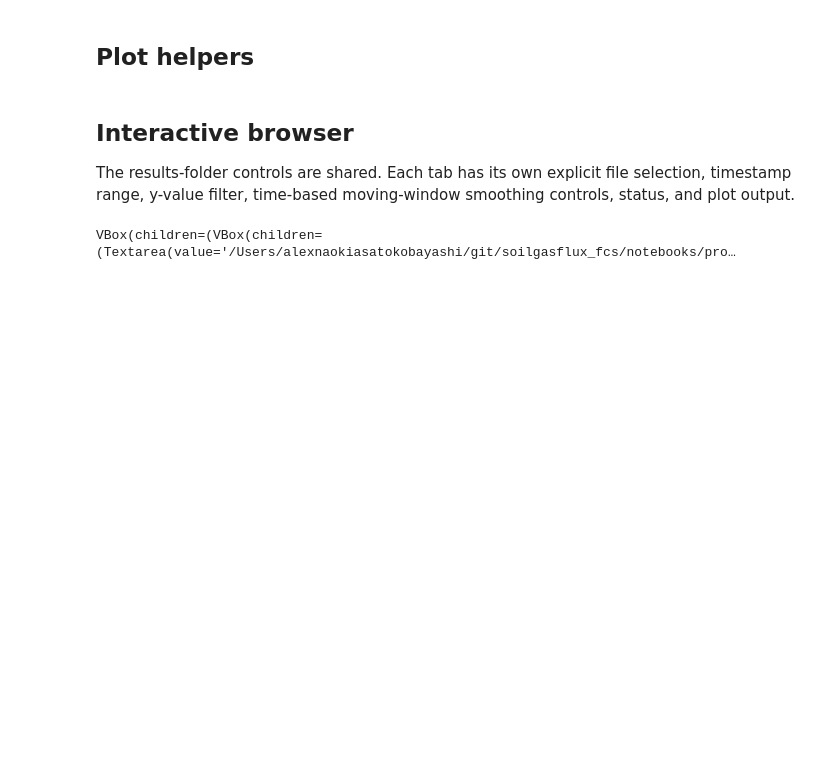
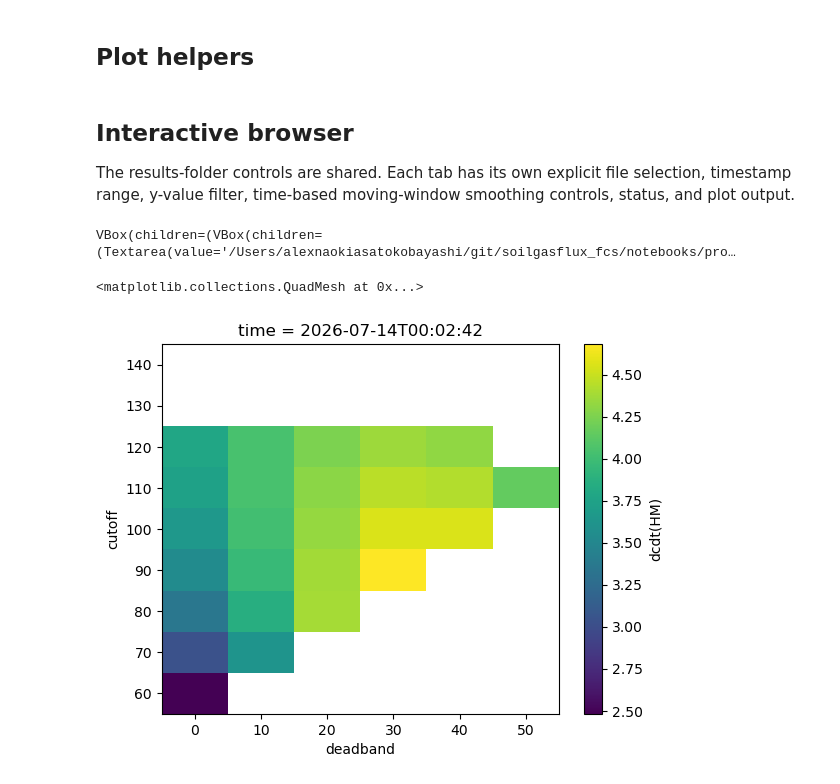
Before and after one commit to alexnaoki/soilgasflux_fcs, a Jupyter notebook: notebooks/post_processing/04_plot_dcdt_timeseries.ipynb, the cells around one changed output. Cells and saved outputs as stored; diff of their text form; code cells hidden in the pictures; blank space fills up the shorter version.

```diff
--- a/notebooks/post_processing/04_plot_dcdt_timeseries.ipynb
+++ b/notebooks/post_processing/04_plot_dcdt_timeseries.ipynb
@@ -993,0 +996,7 @@ VBox(children=(VBox(children=(Textarea(value='/Users/alexnaokiasatokobayashi/git
+# %%
+ds = xr.open_dataset(r'/Users/alexnaokiasatokobayashi/Downloads/teststs/analysis_2026-07-14.nc')
+# %%
+ds["dcdt(HM)"].isel(time=0).plot()
+# %% [output]
+<matplotlib.collections.QuadMesh at 0x...>
+[figure, added]
```
Also changed, not shown: parts of 1 cell of this notebook, 7 other files.
